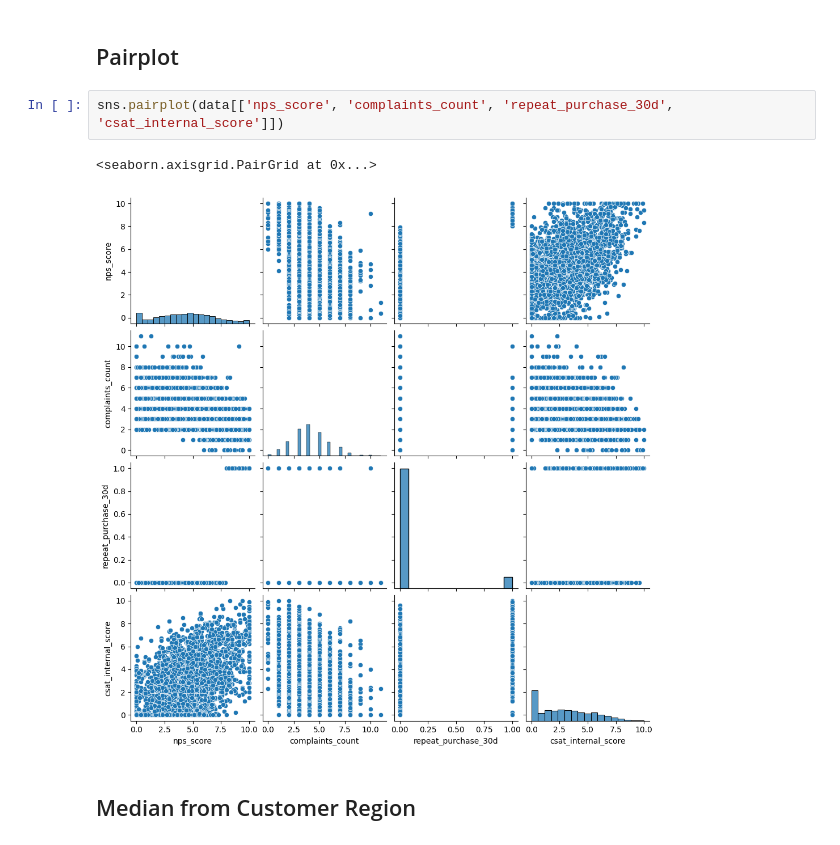
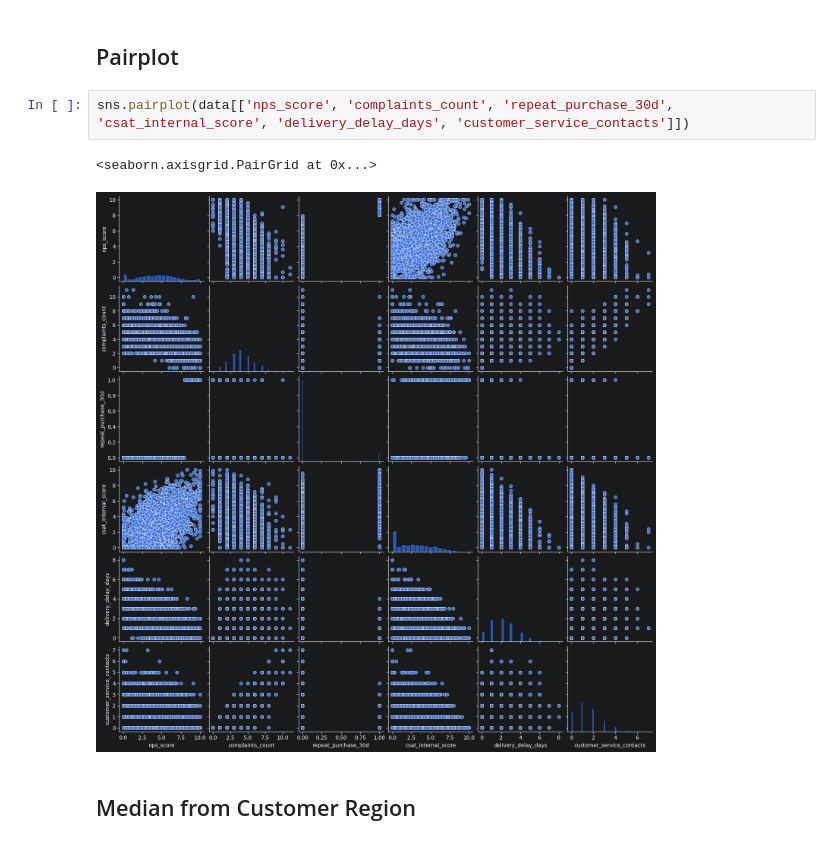
Before and after one commit to MaxxTak/postech, a Jupyter notebook: Challenge/EDA/tech_challenge_eda.ipynb, the cells around one changed output. Saved outputs shown, nothing was run; the diff lists cells and outputs as text.

Commit message:
chore: adding more data

```diff
--- a/Challenge/EDA/tech_challenge_eda.ipynb
+++ b/Challenge/EDA/tech_challenge_eda.ipynb
@@ -364,10 +363,10 @@ plt.show()
 # %% [markdown]
 ## Pairplot
 # %%
-sns.pairplot(data[['nps_score', 'complaints_count', 'repeat_purchase_30d', 'csat_internal_score']])
+sns.pairplot(data[['nps_score', 'complaints_count', 'repeat_purchase_30d', 'csat_internal_score', 'delivery_delay_days', 'customer_service_contacts']])
 # %% [output]
 <seaborn.axisgrid.PairGrid at 0x...>
-[figure, old version]
+[figure, new version]
 # %% [markdown]
 ## Median from Customer Region
 # %%
```
Also changed, not shown: parts of 7 cells of this notebook.
